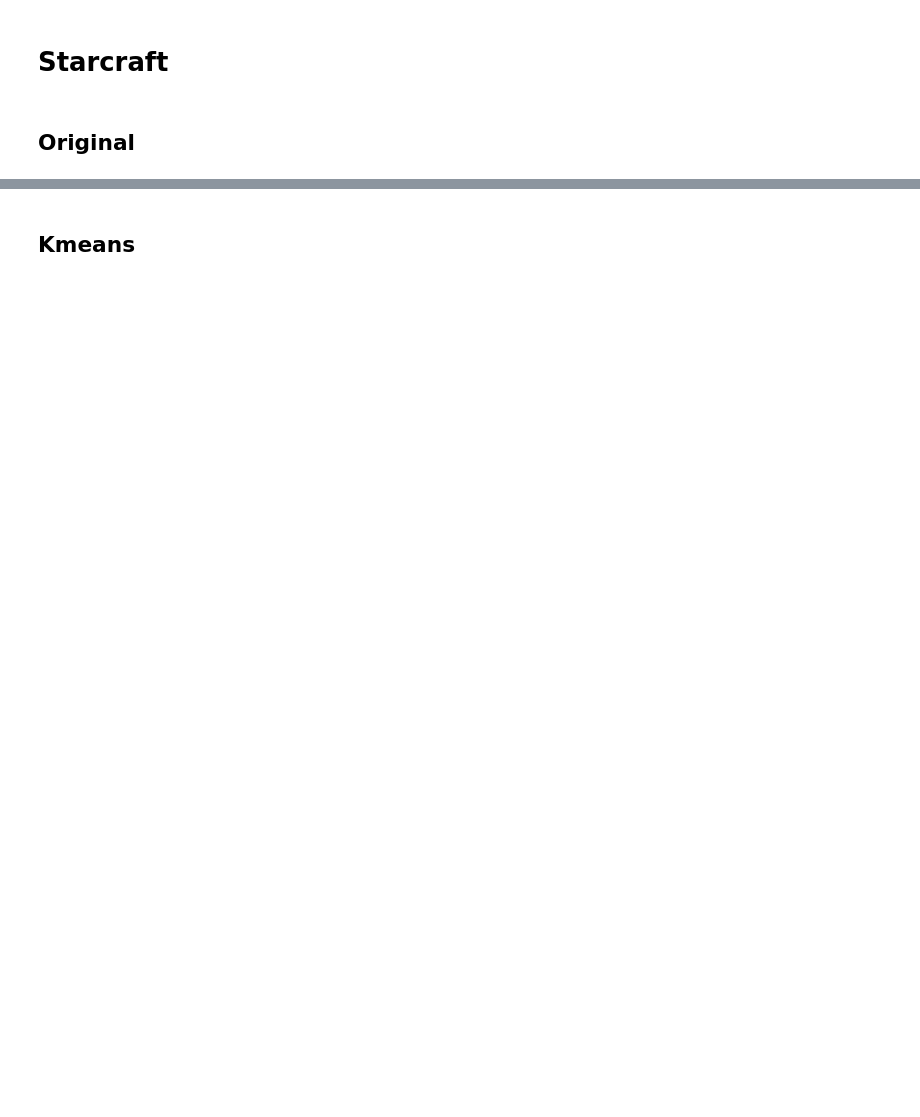
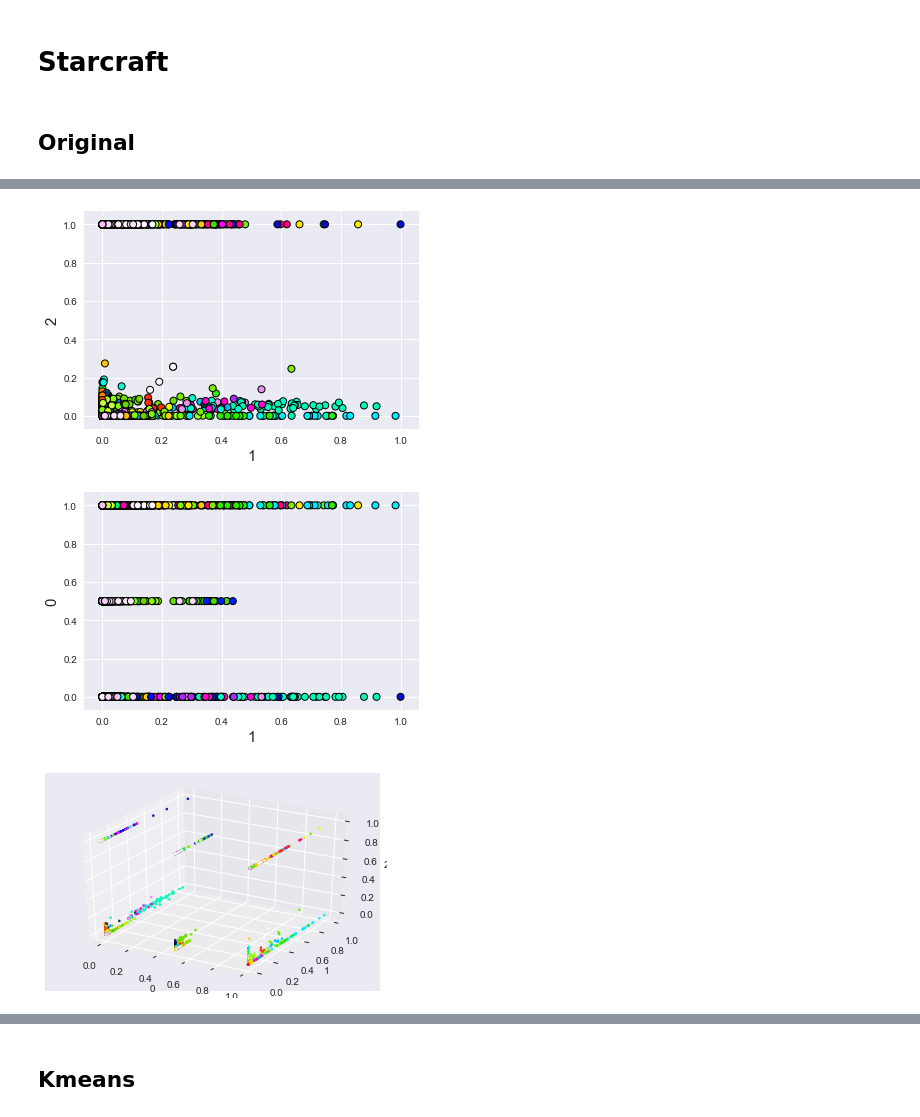
Before and after one commit to anliec/ML_homework_cluestering, a Jupyter notebook: plotter/dataset.ipynb, the cells around one changed output, grey strips where cells are left out. Cells and saved outputs as stored; diff of their text form; code cells hidden in the pictures; blank space fills up the shorter version.

```diff
--- a/plotter/dataset.ipynb
+++ b/plotter/dataset.ipynb
@@ -52,0 +59,14 @@ plot_2d(sc, 'avg_micro_apm', 'max_ap5s', comment="org")
+# %%
+b = SelectKBest(k=3)
+y = sc.get('label')
+x = sc.drop('label', 1)
+x_new = b.fit_transform(x,y)
+x_new = pd.DataFrame(x_new, columns=["0", "1", "2"])
+x_new = x_new.assign(label=y)
+plot_2d(x_new, '1', '2', comment="org")
+plot_2d(x_new, '1', '0', comment="org")
+plot_3d(x_new, '0', '1', '2', comment="org")
+# %% [output]
+[figure, added]
+[figure, added]
+[figure, added]
```
Also changed, not shown: parts of 8 cells of this notebook, 10 other files.
